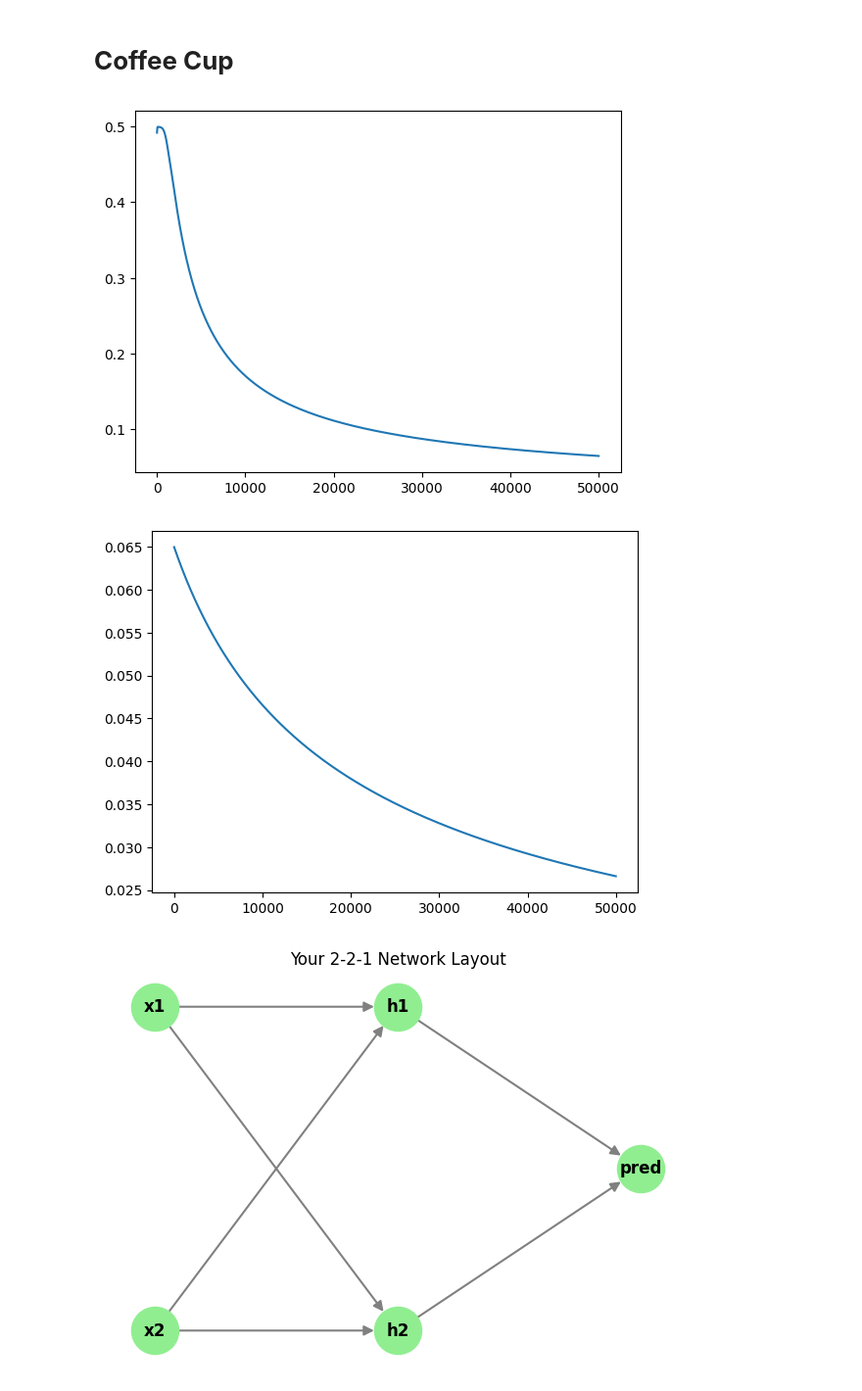
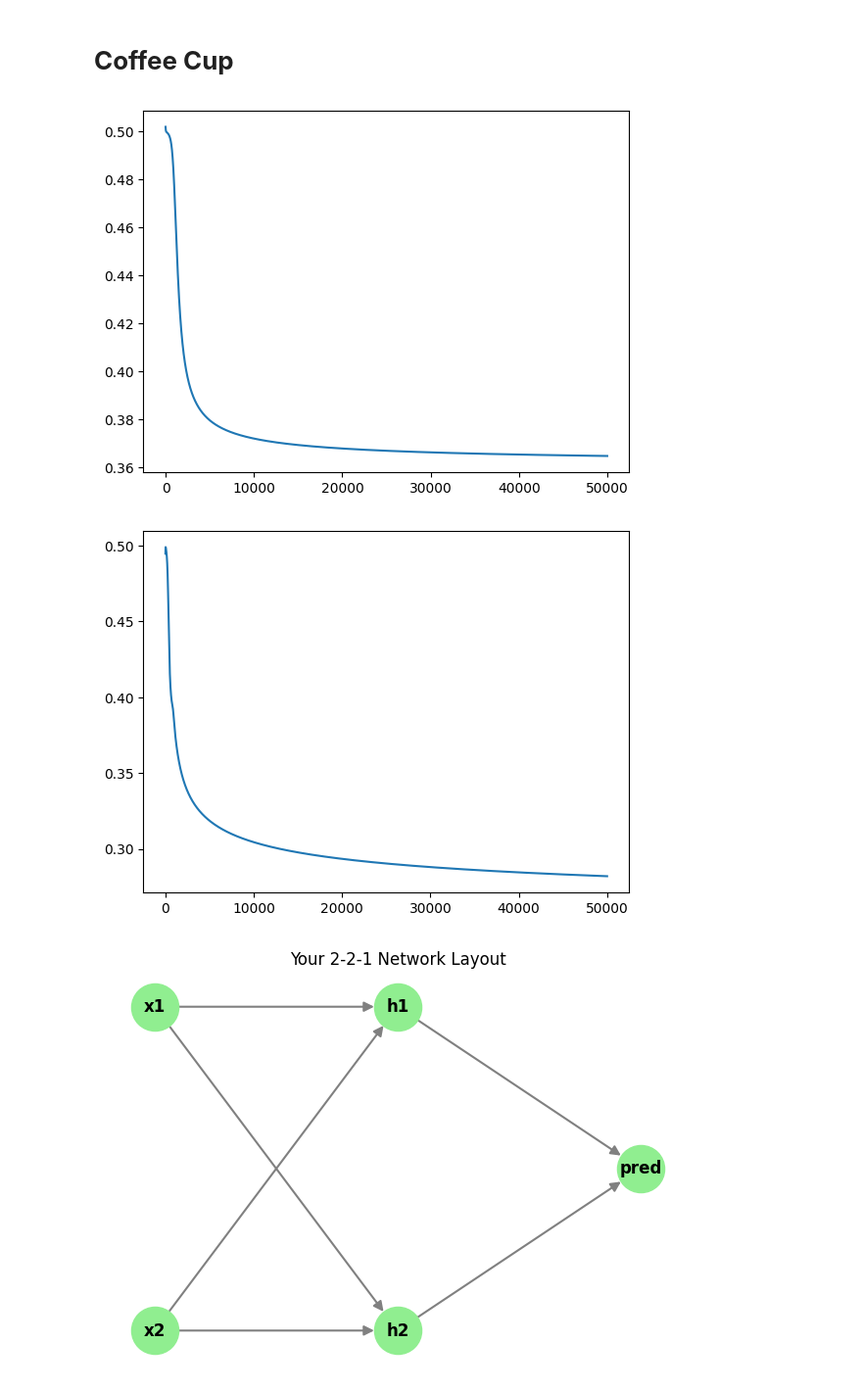
Before and after one commit to Louis-codes/TUM_deep_learning, a Jupyter notebook: 01_math_recap.ipynb, the cells around one changed output. Shown at 98% size. Drawn from its saved outputs; the diff is of its cells as text; code cells hidden in the pictures.

```diff
--- a/01_math_recap.ipynb
+++ b/01_math_recap.ipynb
@@ -80,13 +80,17 @@ def training_network(X, y, w1, w2, alpha):
   plt.plot(train_error)
   plt.show()
 # %%
+w1 = np.random.randn(2,2) # Layer 1: weight matrix
+w2 = np.random.randn(2,1) # Layer 2: weight vector
 training_network(X, y, w1, w2, 0.2)
 # %% [output]
-[figure, old version]
+[figure, new version]
 # %%
-training_network(X, y, w1, w2, 0.8)
+w1 = np.random.randn(2,2) # Layer 1: weight matrix
+w2 = np.random.randn(2,1) # Layer 2: weight vector
+training_network(X, y, w1, w2, 1)
 # %% [output]
-[figure, old version]
+[figure, new version]
 # %%
 import networkx as nx
 import matplotlib.pyplot as plt
```
